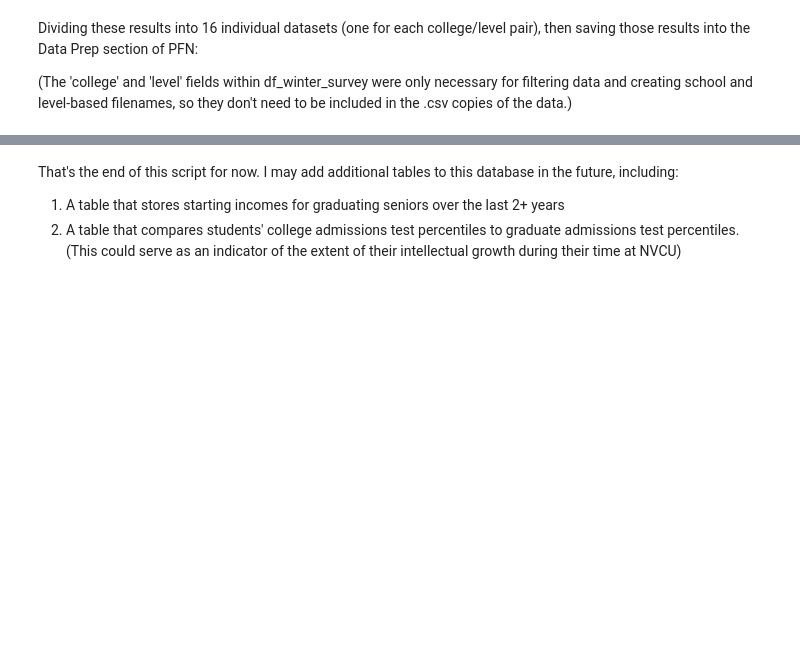
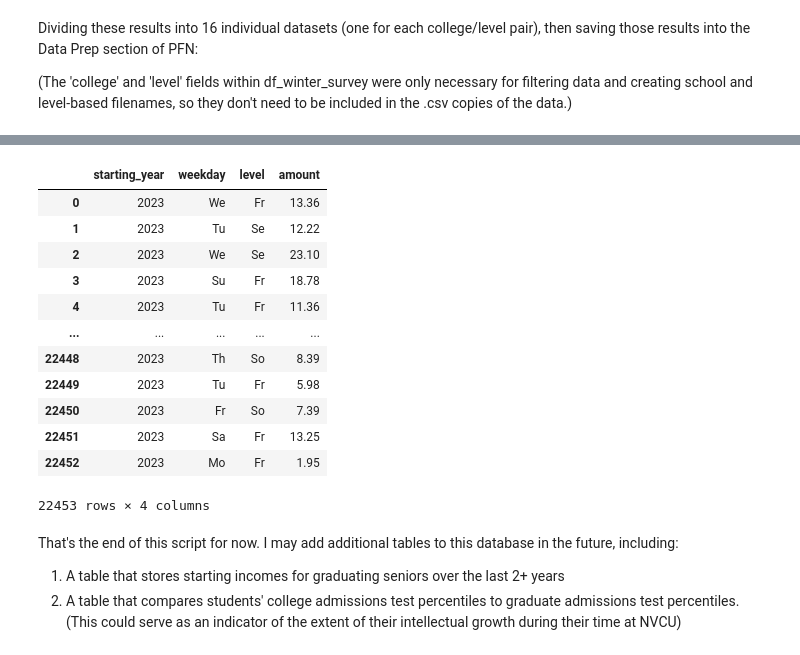
Before and after one commit to kburchfiel/pfn, a Jupyter notebook: Appendix/nvcu_db_gen.ipynb, the cells around one changed output, grey strips where cells are left out. Saved outputs shown, nothing was run; the diff lists cells and outputs as text; code cells hidden in the pictures; blank space fills up the shorter version.

```diff
--- a/Appendix/nvcu_db_gen.ipynb
+++ b/Appendix/nvcu_db_gen.ipynb
@@ -426,7 +433,7 @@ We'll use .iloc[] to make these updates. An alternative would be df.at[], but th
 # %%
 df_spring_survey = df_fall_survey.copy().rename(
     columns={'score':'fall_score'}).replace('Fall','Spring')
-df_spring_survey['score'] = np.NaN
+df_spring_survey['score'] = np.nan
 score_col = df_spring_survey.columns.get_loc('score')
 for i in range(len(df_spring_survey)):
     score_change = 10
@@ -437,9 +444,9 @@ for i in range(len(df_spring_survey)):
     if level in ['So', 'Ju']:
         score_change -= 10
     # Using .iloc to make our updates:
-    # This approach prevents 'setting with copy' warnings from being displayed.
-    # Note the use of get_loc to determine which column index value to
-    # incorporate into .iloc.
+    # This approach prevents 'setting with copy' warnings from being
+    # displayed. Note the use of get_loc to determine which column index
+    # value to incorporate into .iloc.
     df_spring_survey.iloc[i, score_col] = (df_spring_survey.iloc[
     i]['fall_score'] -5 + rng.random() * score_change)
 
@@ -576,0 +592,50 @@ for college in df_winter_survey['college'].unique():
+# %%
+dining_transaction_count = 22453
+# Initializing the table:
+# Note the use of rng.choice() to make younger-level transactions
+# more common than older-level ones and mid-week transactions
+# more common than weekend-ones.
+# This set of code uses ng.random() to initialize each transaction as a
+# number between $0 and $20; however, these numbers will get adjusted
+# later in this cell.
+df_dining_transactions = pd.DataFrame(
+    index = np.arange(dining_transaction_count),
+    data = {'starting_year':2023,
+            'weekday':rng.choice(
+        ['Su', 'Mo', 'Tu', 'We', 'Th', 'Fr', 'Sa'],
+        p = [0.05, 0.16, 0.23, 0.24, 0.18, 0.11, 0.03],
+                size = dining_transaction_count),
+            'level':rng.choice(
+        ['Fr', 'So', 'Ju', 'Se'],
+        p = [0.55, 0.21, 0.15, 0.09], size = dining_transaction_count),
+           'base_charge':[
+               rng.random() * 20 for i in range(
+                   dining_transaction_count)]})
+
+# Creating a 'multiplier' column that will cause average transaction
+# amounts for older levels to exceed those of younger levels:
+df_dining_transactions['multiplier'] = df_dining_transactions[
+'level'].map(
+    {'Fr':1, 'So':1.3, 'Ju': 1.7, 'Se':2.1})
+df_dining_transactions['amount'] = np.round(
+    df_dining_transactions['base_charge']
+    * df_dining_transactions['multiplier'], 2)
+
+# Removing columns that are no longer needed:
+df_dining_transactions.drop(
+    ['base_charge', 'multiplier'], axis = 1, inplace = True)
+df_dining_transactions
+# %% [output]
+|  | starting_year | weekday | level | amount |
+| 0 | 2023 | We | Fr | 13.36 |
+| 1 | 2023 | Tu | Se | 12.22 |
+| 2 | 2023 | We | Se | 23.10 |
+| 3 | 2023 | Su | Fr | 18.78 |
+| 4 | 2023 | Tu | Fr | 11.36 |
+| ... | ... | ... | ... | ... |
+| 22448 | 2023 | Th | So | 8.39 |
+| 22449 | 2023 | Tu | Fr | 5.98 |
+| 22450 | 2023 | Fr | So | 7.39 |
+| 22451 | 2023 | Sa | Fr | 13.25 |
+| 22452 | 2023 | Mo | Fr | 1.95 |
+22453 rows × 4 columns
```
Also changed, not shown: parts of 15 cells of this notebook, 42 other files.
